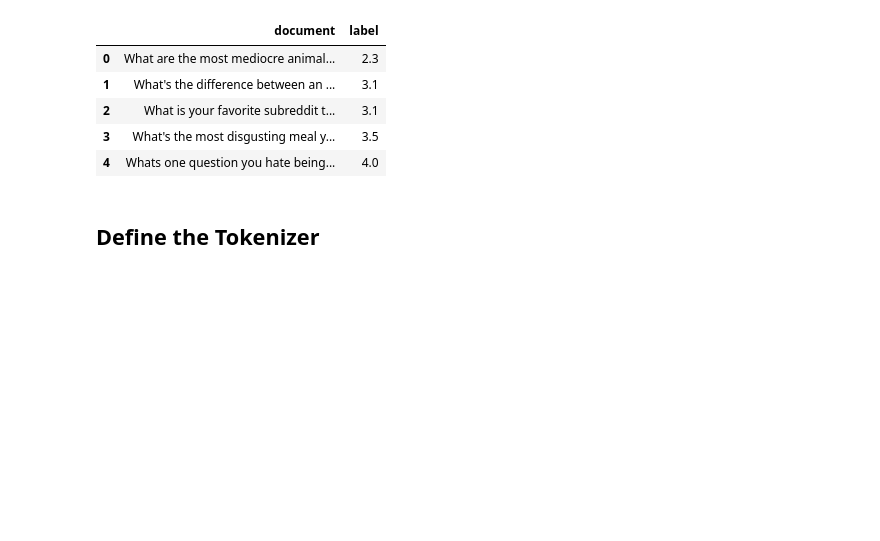
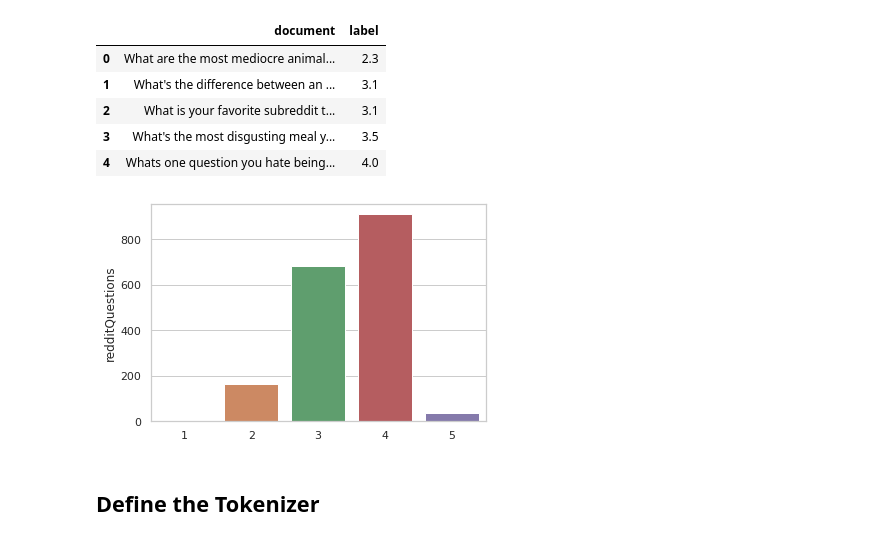
Before and after one commit to aishafarooque/Tweet-Intimacy-Analysis, a Jupyter notebook: Aisha_NLP_FinalProject.ipynb, the cells around one changed output. Drawn from its saved outputs; the diff is of its cells as text; code cells hidden in the pictures; blank space fills up the shorter version.

```diff
--- a/Aisha_NLP_FinalProject.ipynb
+++ b/Aisha_NLP_FinalProject.ipynb
@@ -223,6 +226,17 @@ reddit_df_train.head()
 | 2 | What is your favorite subreddit t... | 3.1 |
 | 3 | What's the most disgusting meal y... | 3.5 |
 | 4 | Whats one question you hate being... | 4.0 |
+# %%
+df1 = reddit_df_train
+bins = [0,1,2,3,4,5]
+group_names=['1','2','3','4','5']
+df1['redditQuestions']=pd.cut(reddit_df_train['label'],bins,labels=group_names)
+
+ax = sns.barplot(x=df1.redditQuestions.value_counts().index,
+                 y=df1.redditQuestions.value_counts(),
+                 data=df1)
+# %% [output]
+[figure, added]
 # %% [markdown]
 ## Define the Tokenizer
 # %%
```
Also changed, not shown: parts of 7 cells of this notebook.
